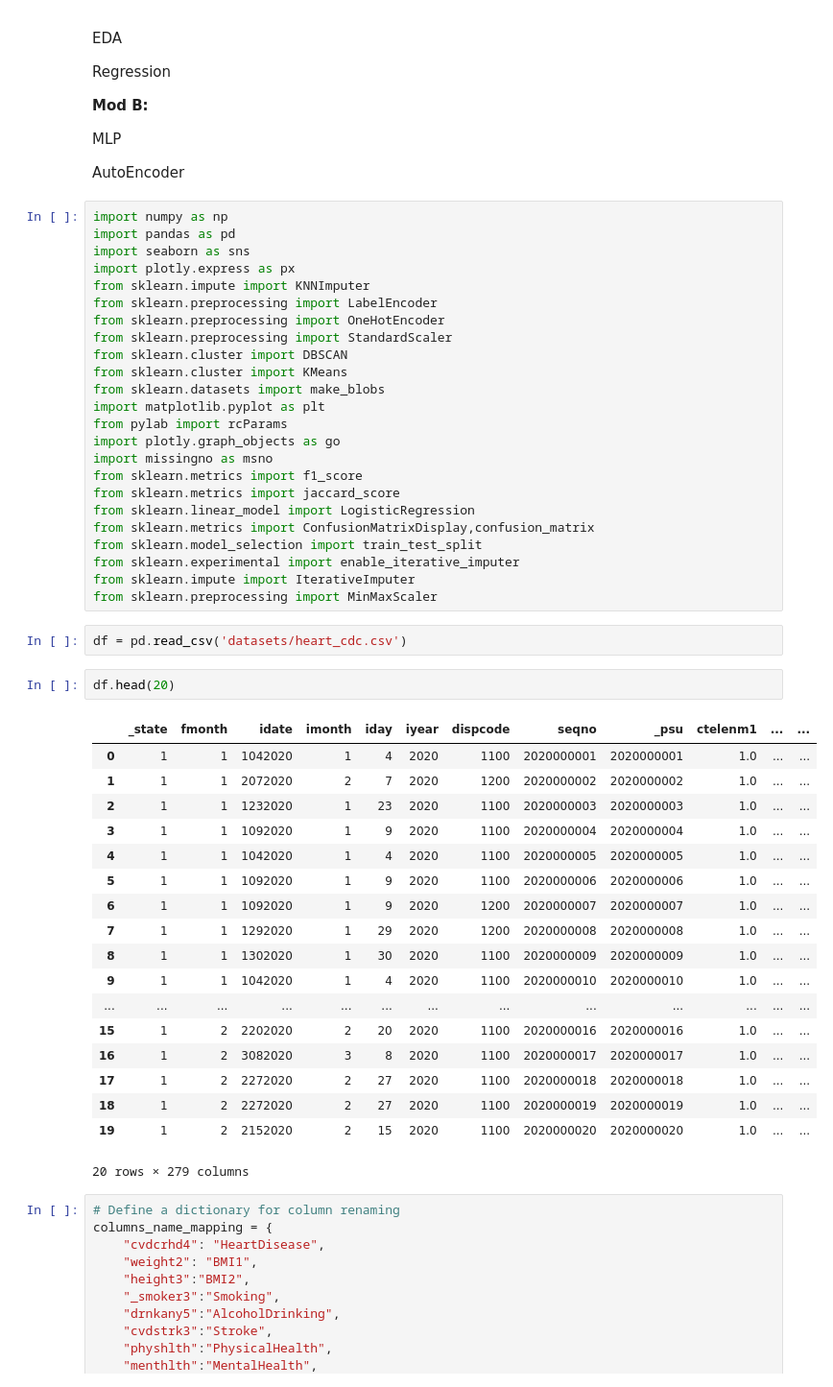
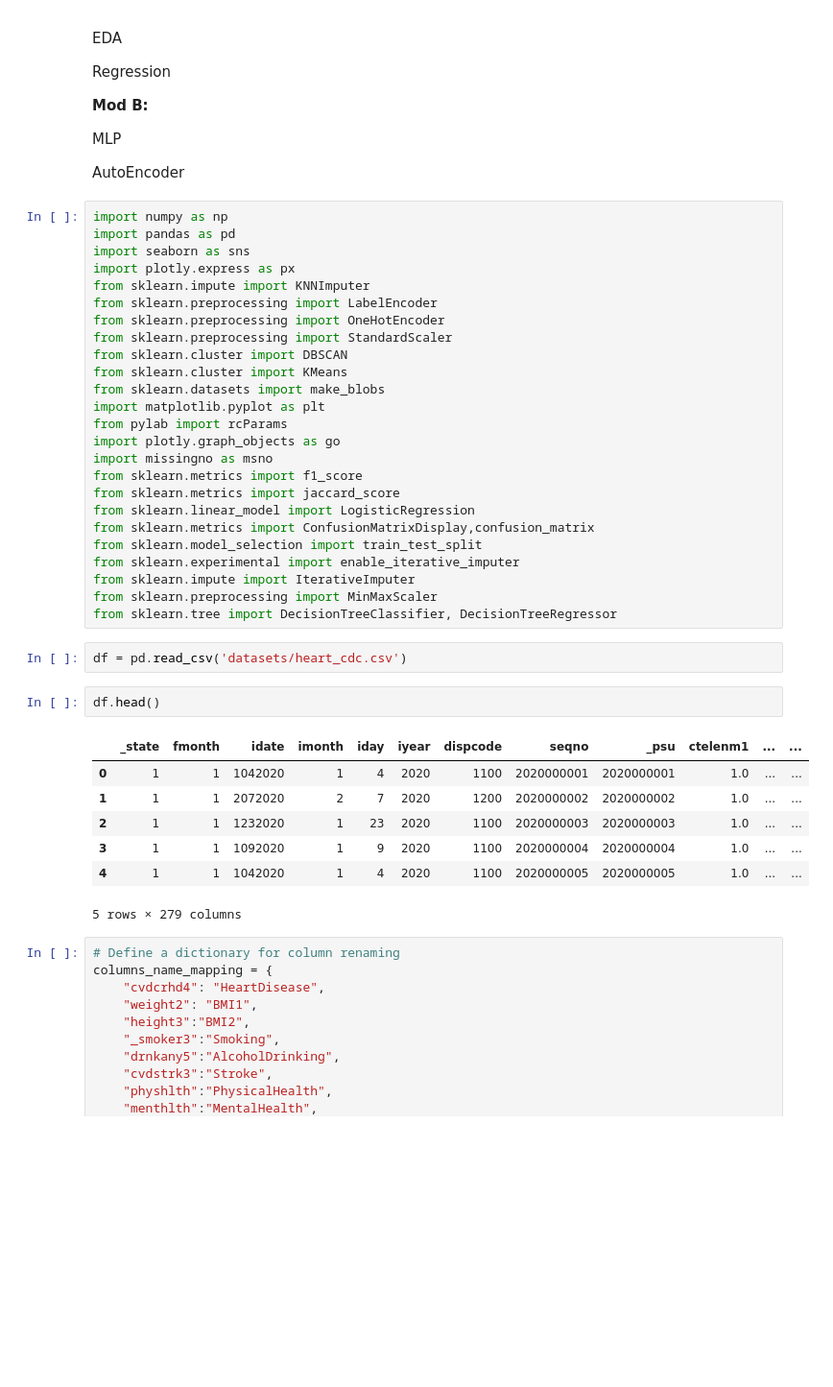
Before and after one commit to yahyamomtaz/Heart-Attack-Project, a Jupyter notebook: heart-attack-complete-project.ipynb, the cells around one changed output. Shown at 96% size. Cells and saved outputs as stored; diff of their text form; blank space fills up the shorter version.

```diff
--- a/heart-attack-complete-project.ipynb
+++ b/heart-attack-complete-project.ipynb
@@ -42,29 +42,19 @@ from sklearn.model_selection import train_test_split
 from sklearn.experimental import enable_iterative_imputer
 from sklearn.impute import IterativeImputer
 from sklearn.preprocessing import MinMaxScaler
+from sklearn.tree import DecisionTreeClassifier, DecisionTreeRegressor
 # %%
 df = pd.read_csv('datasets/heart_cdc.csv')
 # %%
-df.head(20)
+df.head()
 # %% [output]
 |  | _state | fmonth | idate | imonth | iday | iyear | dispcode | seqno | _psu | ctelenm1 | ... | ... |
 | 0 | 1 | 1 | 1042020 | 1 | 4 | 2020 | 1100 | 2020000001 | 2020000001 | 1.0 | ... | ... |
 | 1 | 1 | 1 | 2072020 | 2 | 7 | 2020 | 1200 | 2020000002 | 2020000002 | 1.0 | ... | ... |
 | 2 | 1 | 1 | 1232020 | 1 | 23 | 2020 | 1100 | 2020000003 | 2020000003 | 1.0 | ... | ... |
 | 3 | 1 | 1 | 1092020 | 1 | 9 | 2020 | 1100 | 2020000004 | 2020000004 | 1.0 | ... | ... |
 | 4 | 1 | 1 | 1042020 | 1 | 4 | 2020 | 1100 | 2020000005 | 2020000005 | 1.0 | ... | ... |
-| 5 | 1 | 1 | 1092020 | 1 | 9 | 2020 | 1100 | 2020000006 | 2020000006 | 1.0 | ... | ... |
-| 6 | 1 | 1 | 1092020 | 1 | 9 | 2020 | 1200 | 2020000007 | 2020000007 | 1.0 | ... | ... |
-| 7 | 1 | 1 | 1292020 | 1 | 29 | 2020 | 1200 | 2020000008 | 2020000008 | 1.0 | ... | ... |
-| 8 | 1 | 1 | 1302020 | 1 | 30 | 2020 | 1100 | 2020000009 | 2020000009 | 1.0 | ... | ... |
-| 9 | 1 | 1 | 1042020 | 1 | 4 | 2020 | 1100 | 2020000010 | 2020000010 | 1.0 | ... | ... |
-| ... | ... | ... | ... | ... | ... | ... | ... | ... | ... | ... | ... | ... |
-| 15 | 1 | 2 | 2202020 | 2 | 20 | 2020 | 1100 | 2020000016 | 2020000016 | 1.0 | ... | ... |
-| 16 | 1 | 2 | 3082020 | 3 | 8 | 2020 | 1100 | 2020000017 | 2020000017 | 1.0 | ... | ... |
-| 17 | 1 | 2 | 2272020 | 2 | 27 | 2020 | 1100 | 2020000018 | 2020000018 | 1.0 | ... | ... |
-| 18 | 1 | 2 | 2272020 | 2 | 27 | 2020 | 1100 | 2020000019 | 2020000019 | 1.0 | ... | ... |
-| 19 | 1 | 2 | 2152020 | 2 | 15 | 2020 | 1100 | 2020000020 | 2020000020 | 1.0 | ... | ... |
-20 rows × 279 columns
+5 rows × 279 columns
 # %%
 # Define a dictionary for column renaming
 columns_name_mapping = {
```
Also changed, not shown: parts of 39 cells of this notebook, 1 other file.
